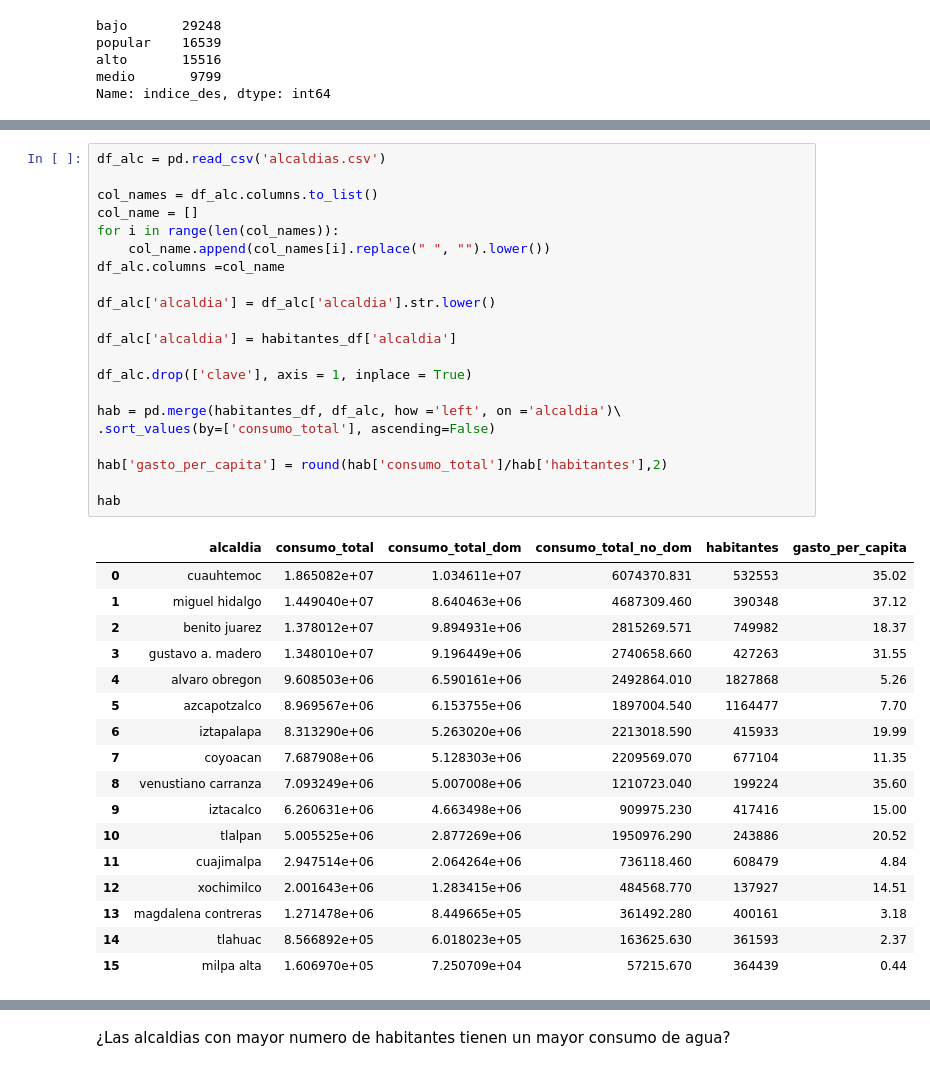
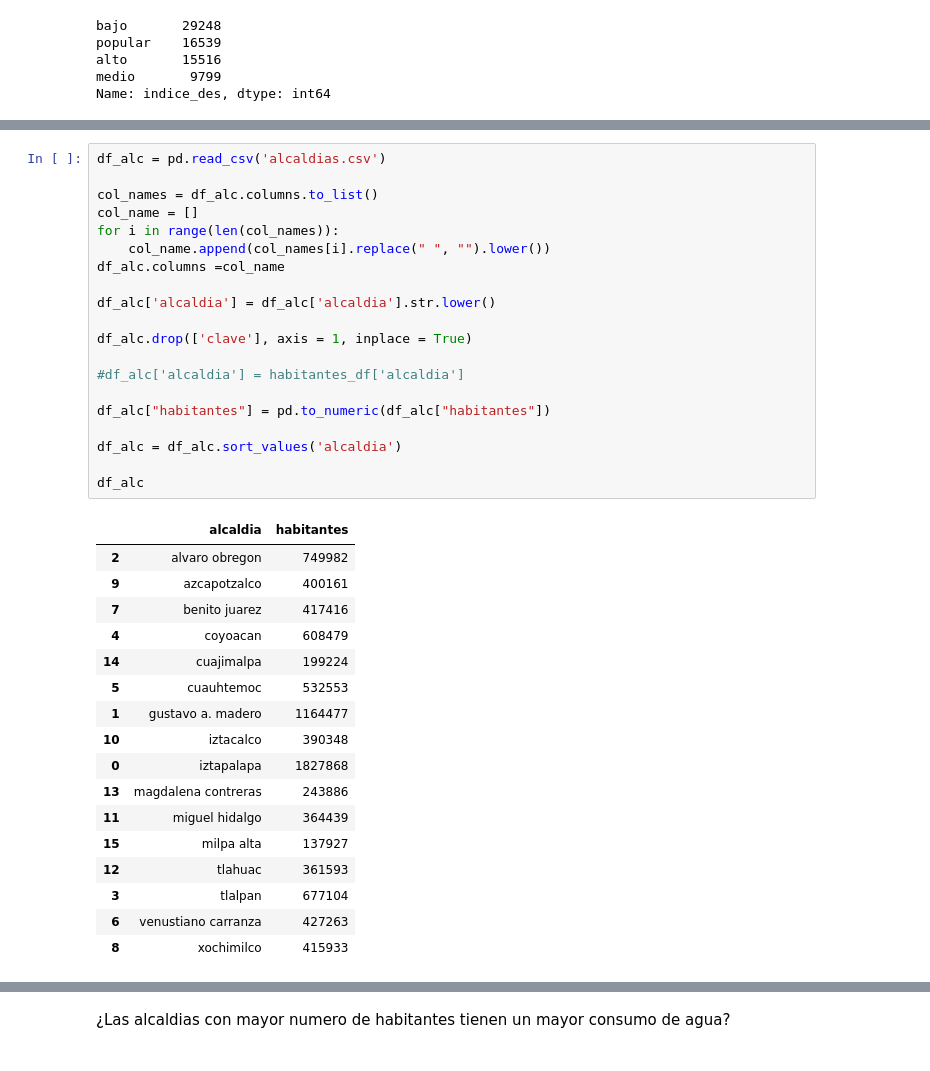
Before and after one commit to ElenaVillano/eda_geda_conagua, a Jupyter notebook: GEDA_Carlos.ipynb, the cells around one changed output, grey strips where cells are left out. Saved outputs shown, nothing was run; the diff lists cells and outputs as text.

```diff
--- a/GEDA_Carlos.ipynb
+++ b/GEDA_Carlos.ipynb
@@ -79,39 +76,38 @@ habitantes_df
 # %%
 df_alc = pd.read_csv('alcaldias.csv')
 
 col_names = df_alc.columns.to_list()
 col_name = []
 for i in range(len(col_names)):
     col_name.append(col_names[i].replace(" ", "").lower())
 df_alc.columns =col_name
 
 df_alc['alcaldia'] = df_alc['alcaldia'].str.lower()
 
-df_alc['alcaldia'] = habitantes_df['alcaldia']
-
 df_alc.drop(['clave'], axis = 1, inplace = True)
 
-hab = pd.merge(habitantes_df, df_alc, how ='left', on ='alcaldia')\
-.sort_values(by=['consumo_total'], ascending=False)
+#df_alc['alcaldia'] = habitantes_df['alcaldia']
 
-hab['gasto_per_capita'] = round(hab['consumo_total']/hab['habitantes'],2)
+df_alc["habitantes"] = pd.to_numeric(df_alc["habitantes"])
 
-hab
+df_alc = df_alc.sort_values('alcaldia')
+
+df_alc
 # %% [output]
-|  | alcaldia | consumo_total | consumo_total_dom | consumo_total_no_dom | habitantes | gasto_per_capita |
-| 0 | cuauhtemoc | 1.865082e+07 | 1.034611e+07 | 6074370.831 | 532553 | 35.02 |
-| 1 | miguel hidalgo | 1.449040e+07 | 8.640463e+06 | 4687309.460 | 390348 | 37.12 |
-| 2 | benito juarez | 1.378012e+07 | 9.894931e+06 | 2815269.571 | 749982 | 18.37 |
-| 3 | gustavo a. madero | 1.348010e+07 | 9.196449e+06 | 2740658.660 | 427263 | 31.55 |
-| 4 | alvaro obregon | 9.608503e+06 | 6.590161e+06 | 2492864.010 | 1827868 | 5.26 |
-| 5 | azcapotzalco | 8.969567e+06 | 6.153755e+06 | 1897004.540 | 1164477 | 7.70 |
-| 6 | iztapalapa | 8.313290e+06 | 5.263020e+06 | 2213018.590 | 415933 | 19.99 |
-| 7 | coyoacan | 7.687908e+06 | 5.128303e+06 | 2209569.070 | 677104 | 11.35 |
-| 8 | venustiano carranza | 7.093249e+06 | 5.007008e+06 | 1210723.040 | 199224 | 35.60 |
-| 9 | iztacalco | 6.260631e+06 | 4.663498e+06 | 909975.230 | 417416 | 15.00 |
-| 10 | tlalpan | 5.005525e+06 | 2.877269e+06 | 1950976.290 | 243886 | 20.52 |
-| 11 | cuajimalpa | 2.947514e+06 | 2.064264e+06 | 736118.460 | 608479 | 4.84 |
-| 12 | xochimilco | 2.001643e+06 | 1.283415e+06 | 484568.770 | 137927 | 14.51 |
-| 13 | magdalena contreras | 1.271478e+06 | 8.449665e+05 | 361492.280 | 400161 | 3.18 |
-| 14 | tlahuac | 8.566892e+05 | 6.018023e+05 | 163625.630 | 361593 | 2.37 |
-| 15 | milpa alta | 1.606970e+05 | 7.250709e+04 | 57215.670 | 364439 | 0.44 |
+|  | alcaldia | habitantes |
+| 2 | alvaro obregon | 749982 |
+| 9 | azcapotzalco | 400161 |
+| 7 | benito juarez | 417416 |
+| 4 | coyoacan | 608479 |
+| 14 | cuajimalpa | 199224 |
+| 5 | cuauhtemoc | 532553 |
+| 1 | gustavo a. madero | 1164477 |
+| 10 | iztacalco | 390348 |
+| 0 | iztapalapa | 1827868 |
+| 13 | magdalena contreras | 243886 |
+| 11 | miguel hidalgo | 364439 |
+| 15 | milpa alta | 137927 |
+| 12 | tlahuac | 361593 |
+| 3 | tlalpan | 677104 |
+| 6 | venustiano carranza | 427263 |
+| 8 | xochimilco | 415933 |
```
Also changed, not shown: parts of 11 cells of this notebook, 1 other file.
